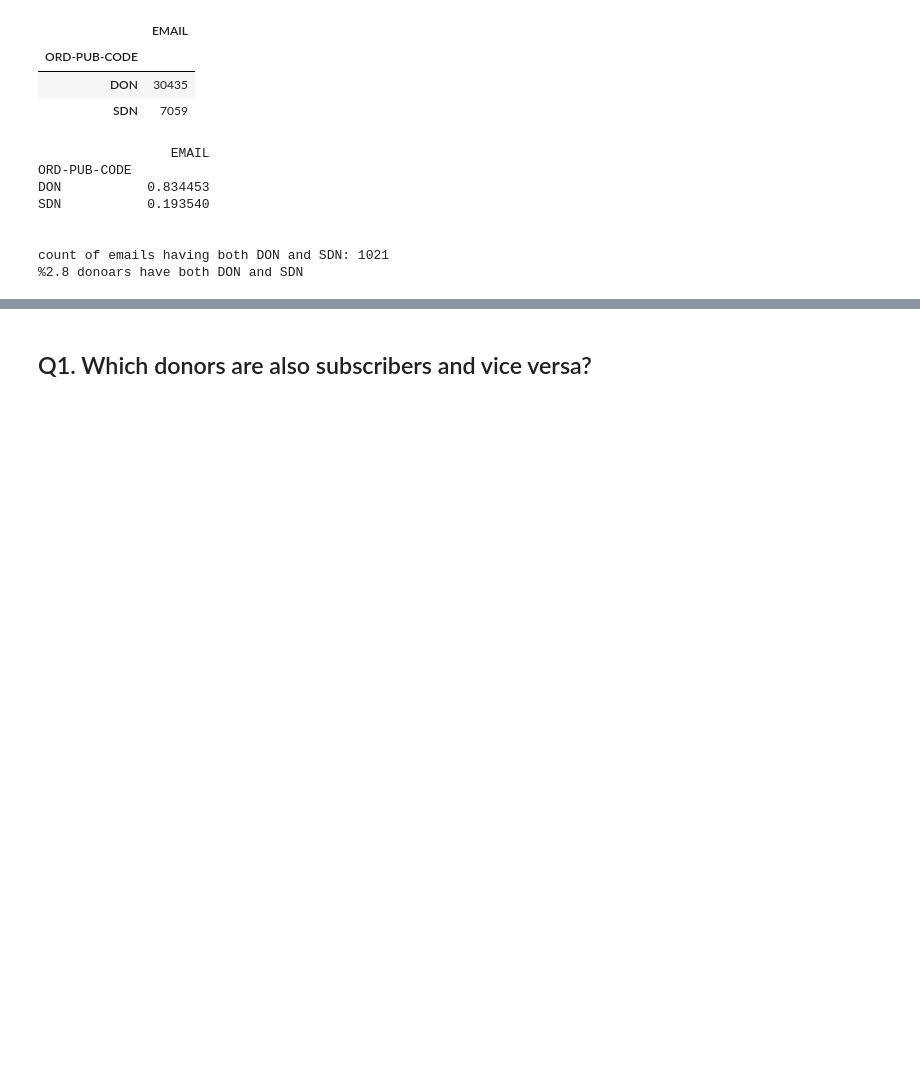
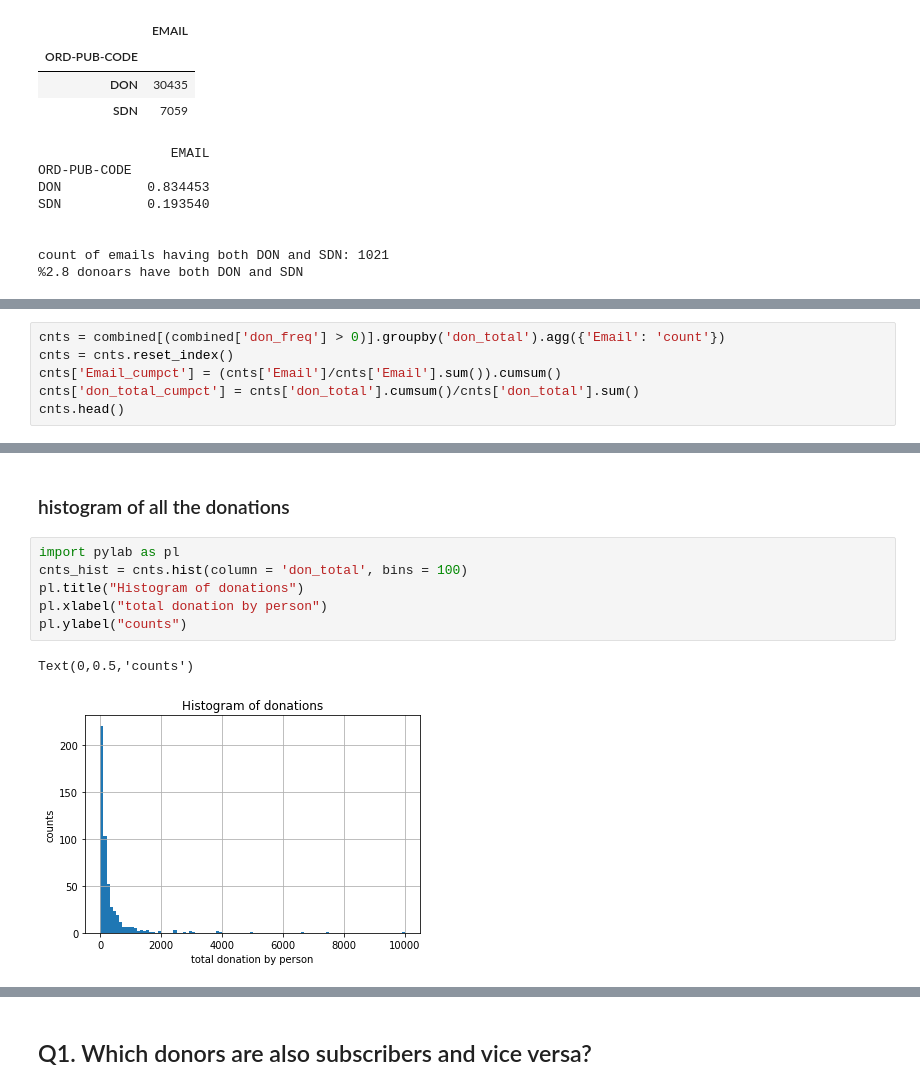
Before and after one commit to tingtingexelate/mother_jones, a Jupyter notebook: user_data/question_oriented_user_exploration.ipynb, the cells around one changed output, grey strips where cells are left out. Cells and saved outputs as stored; diff of their text form; blank space fills up the shorter version.

```diff
--- a/user_data/question_oriented_user_exploration.ipynb
+++ b/user_data/question_oriented_user_exploration.ipynb
@@ -171,0 +183,6 @@ count of emails having both DON and SDN: 1021
+# %%
+cnts = combined[(combined['don_freq'] > 0)].groupby('don_total').agg({'Email': 'count'})
+cnts = cnts.reset_index()
+cnts['Email_cumpct'] = (cnts['Email']/cnts['Email'].sum()).cumsum()
+cnts['don_total_cumpct'] = cnts['don_total'].cumsum()/cnts['don_total'].sum()
+cnts.head()
@@ -171,0 +196,11 @@ count of emails having both DON and SDN: 1021
+# %% [markdown]
+### histogram of all the donations
+# %%
+import pylab as pl
+cnts_hist = cnts.hist(column = 'don_total', bins = 100)
+pl.title("Histogram of donations")
+pl.xlabel("total donation by person")
+pl.ylabel("counts")
+# %% [output]
+Text(0,0.5,'counts')
+[figure, added]
```
Also changed, not shown: parts of 35 cells of this notebook, 1 other file.
